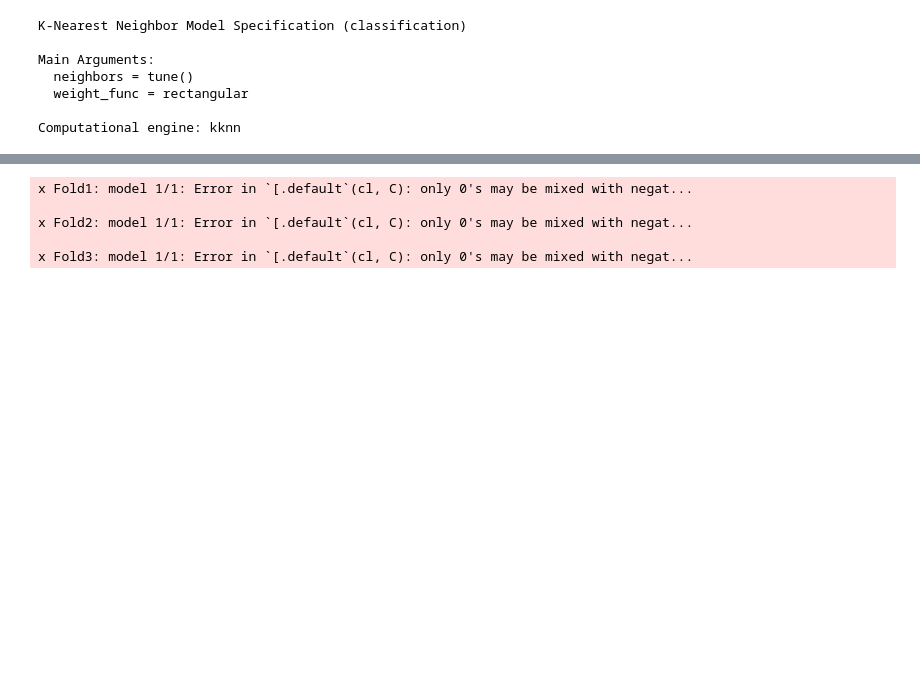
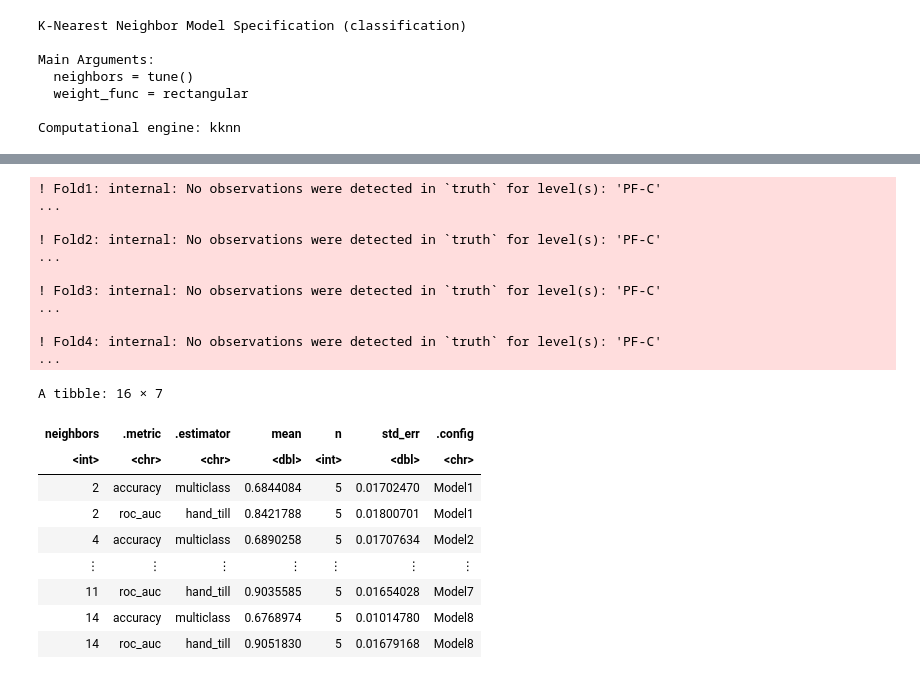
Before and after one commit to Knight-Oikos/Basketball-Player-Identification-Classification, a Jupyter notebook: BasketballPlayerKNN.ipynb, the cells around one changed output, grey strips where cells are left out. Cells and saved outputs as stored; diff of their text form; code cells hidden in the pictures; blank space fills up the shorter version.

```diff
--- a/BasketballPlayerKNN.ipynb
+++ b/BasketballPlayerKNN.ipynb
@@ -354,16 +378,32 @@ player_vfold <- vfold_cv(player_train, v = 5, strata = Pos)
 # %%
 set.seed(2002)
 player_results <- workflow() %>%
                  add_recipe(player_recipe) %>%
                  add_model(player_tune) %>%
-                 tune_grid(resamples = player_vfold, grid = k_vals) %>%
-                 collect_metrics()
+                 tune_grid(resamples = player_vfold, grid = 10) %>%
+                 collect_metrics
 player_results
 # %% [output]
-x Fold1: model 1/1: Error in `[.default`(cl, C): only 0's may be mixed with negat...
+! Fold1: internal: No observations were detected in `truth` for level(s): 'PF-C'
+...
 
-x Fold2: model 1/1: Error in `[.default`(cl, C): only 0's may be mixed with negat...
+! Fold2: internal: No observations were detected in `truth` for level(s): 'PF-C'
+...
 
-x Fold3: model 1/1: Error in `[.default`(cl, C): only 0's may be mixed with negat...
+! Fold3: internal: No observations were detected in `truth` for level(s): 'PF-C'
+...
+
+! Fold4: internal: No observations were detected in `truth` for level(s): 'PF-C'
+...
+A tibble: 16 × 7
+| neighbors | .metric | .estimator | mean | n | std_err | .config |
+| <int> | <chr> | <chr> | <dbl> | <int> | <dbl> | <chr> |
+| 2 | accuracy | multiclass | 0.6844084 | 5 | 0.01702470 | Model1 |
+| 2 | roc_auc | hand_till | 0.8421788 | 5 | 0.01800701 | Model1 |
+| 4 | accuracy | multiclass | 0.6890258 | 5 | 0.01707634 | Model2 |
+| ⋮ | ⋮ | ⋮ | ⋮ | ⋮ | ⋮ | ⋮ |
+| 11 | roc_auc | hand_till | 0.9035585 | 5 | 0.01654028 | Model7 |
+| 14 | accuracy | multiclass | 0.6768974 | 5 | 0.01014780 | Model8 |
+| 14 | roc_auc | hand_till | 0.9051830 | 5 | 0.01679168 | Model8 |
 # %%
 traceback()
```
Also changed, not shown: parts of 4 cells of this notebook.
